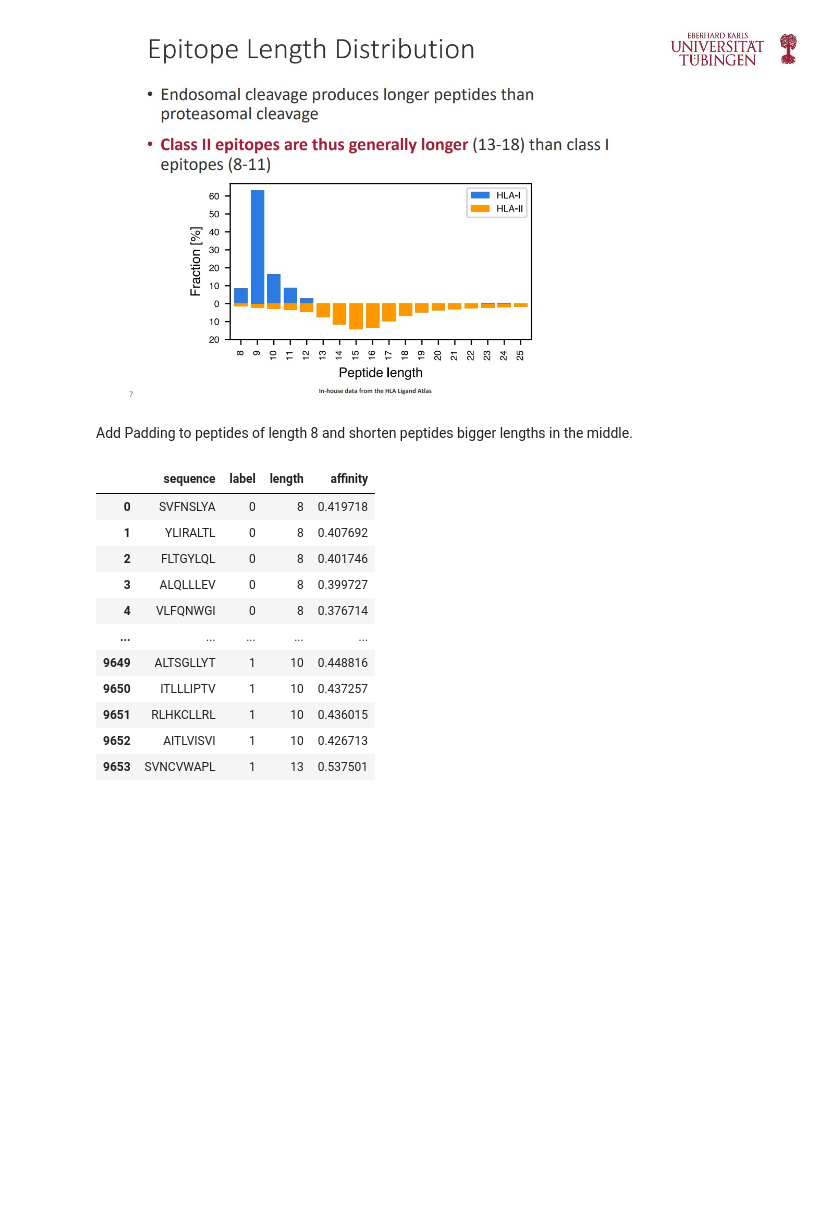
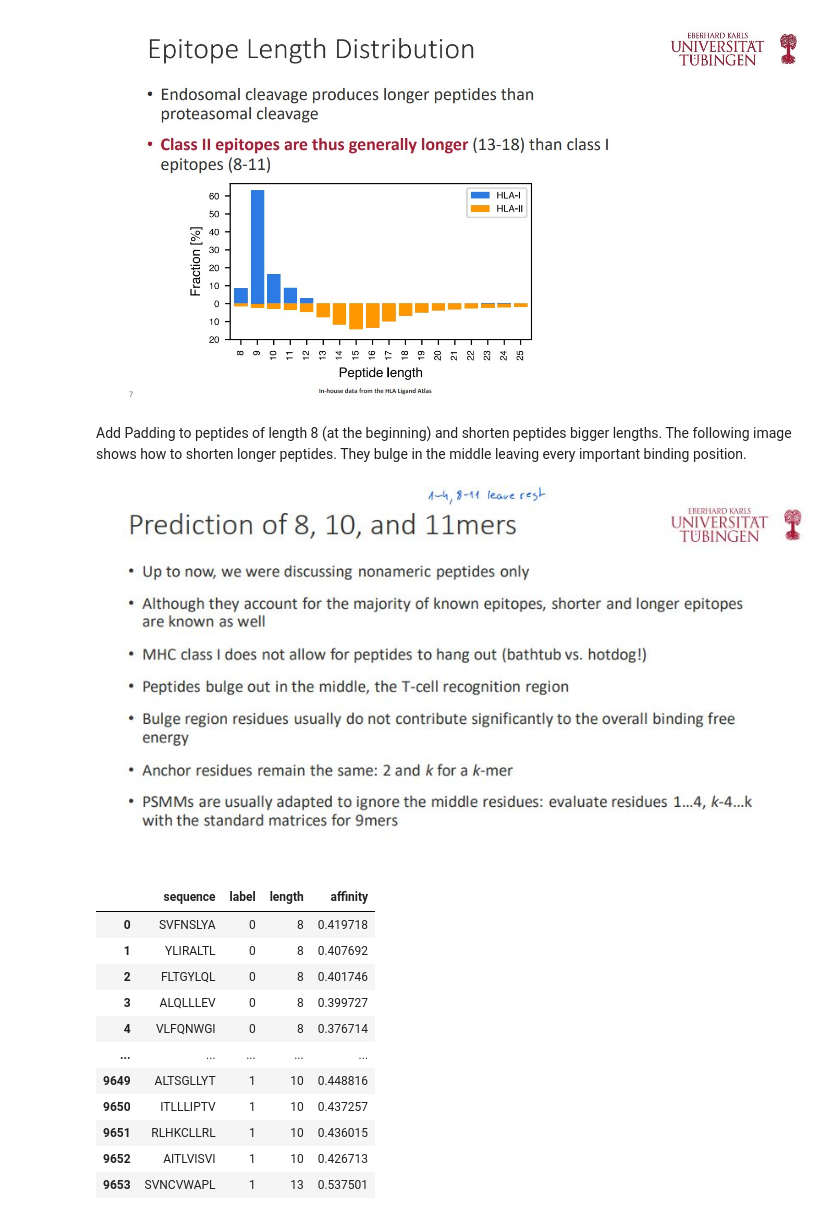
Before and after one commit to TuebMax/CI, a Jupyter notebook: ci_project_max.ipynb, the cells around one changed output. Drawn from its saved outputs; the diff is of its cells as text; code cells hidden in the pictures; blank space fills up the shorter version.

```diff
--- a/ci_project_max.ipynb
+++ b/ci_project_max.ipynb
@@ -128,7 +134,13 @@ Image(filename='images/Epitope Length Distribution.jpg')
 # %% [output]
 [figure]
 # %% [markdown]
-Add Padding to peptides of length 8 and shorten peptides bigger lengths in the middle.
+Add Padding to peptides of length 8 (at the beginning) and shorten peptides bigger lengths.
+The following image shows how to shorten longer peptides.
+They bulge in the middle leaving every important binding position.
+# %%
+Image(filename='images/bulge-slide.jpg')
+# %% [output]
+[figure, added]
 # %%
 project_data = project_data[(project_data['length'] >= 8)].reset_index(drop=True)
 # project_data = project_data[(project_data['length'] >= 8) & (project_data['length'] <= 11)].reset_index(drop=True)
```
Also changed, not shown: parts of 8 cells of this notebook, 1 other file.
